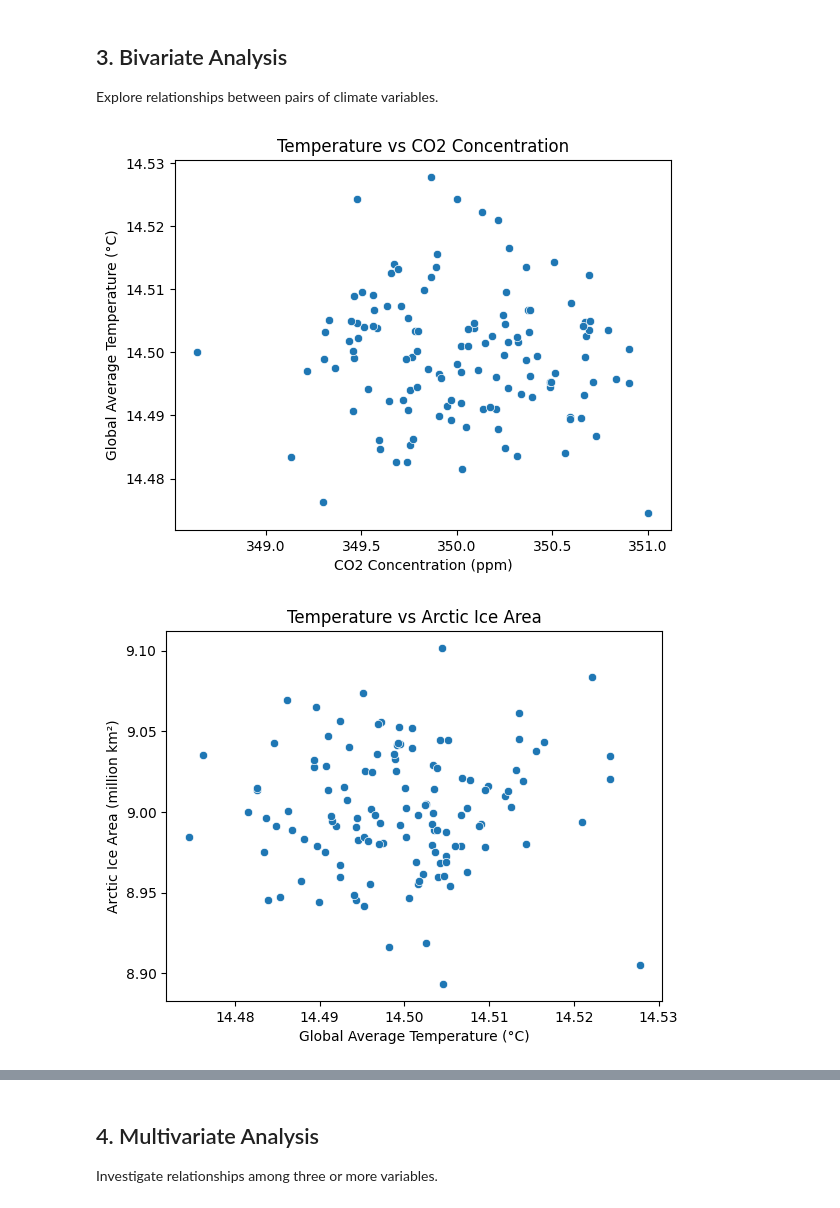
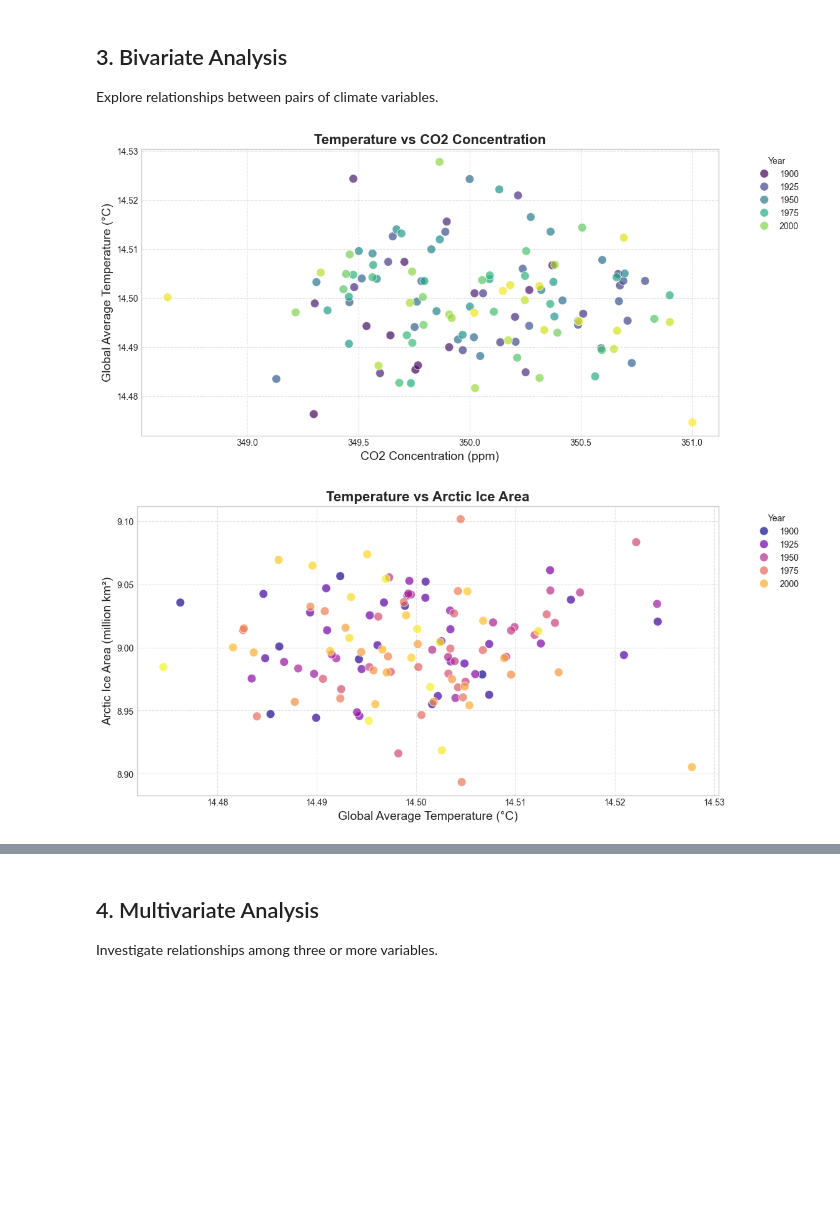
Before and after one commit to Omdena-NIC-Nepal/complete-eda-assignment-group-c-coding-mafia, a Jupyter notebook: climate_eda.ipynb, the cells around one changed output, grey strips where cells are left out. Cells and saved outputs as stored; diff of their text form; code cells hidden in the pictures; blank space fills up the shorter version.

```diff
--- a/climate_eda.ipynb
+++ b/climate_eda.ipynb
@@ -73,23 +77,3 @@ df_aggregated.head()
 ## 2. Univariate Analysis
 
 Analyze each climate variable independently.
-# %%
-# TODO: Perform univariate analysis for each climate variable
-# Include descriptive statistics and appropriate visualizations
-# Your code here
-# Descriptive statistics
-print("Descriptive Statistics:")
-print(df_aggregated.describe())
-
-# Plotting time series for each variable
-variables = ['Global Average Temperature (°C)', 'CO2 Concentration (ppm)',
-             'Sea Level Rise (mm)', 'Arctic Ice Area (million km²)']
-
-for var in variables:
-    plt.figure(figsize=(10, 4))
-    plt.plot(df_aggregated['Year'], df_aggregated[var], marker='o', linestyle='-')
-    plt.title(f'{var} Over Time')
-    plt.xlabel('Year')
-    plt.ylabel(var)
-    plt.grid(True)
-    plt.show()
@@ -125,21 +250,37 @@ Explore relationships between pairs of climate variables.
 # %%
 # TODO: Perform bivariate analysis
 # Include correlation analysis and appropriate visualizations
 # Your code here
-# Scatter plots for key relationships
-sns.scatterplot(data=df_aggregated, x='CO2 Concentration (ppm)', y='Global Average Temperature (°C)')
-plt.title('Temperature vs CO2 Concentration')
-plt.show()
+def bivariate_analysis(df):
+    # Scatter plots for key relationships with enhanced aesthetics
+    plt.figure(figsize=(12, 6))
+    sns.scatterplot(data=df, x='CO2 Concentration (ppm)', y='Global Average Temperature (°C)', hue='Year', palette='viridis', s=100, alpha=0.7)
+    plt.title('Temperature vs CO2 Concentration', fontsize=16, fontweight='bold')
+    plt.xlabel('CO2 Concentration (ppm)', fontsize=14)
+    plt.ylabel('Global Average Temperature (°C)', fontsize=14)
+    plt.legend(title='Year', bbox_to_anchor=(1.05, 1), loc='upper left')
+    plt.grid(True, linestyle='--', alpha=0.6)
+    plt.show()
 
-sns.scatterplot(data=df_aggregated, x='Global Average Temperature (°C)', y='Arctic Ice Area (million km²)')
-plt.title('Temperature vs Arctic Ice Area')
-plt.show()
+    plt.figure(figsize=(12, 6))
+    sns.scatterplot(data=df, x='Global Average Temperature (°C)', y='Arctic Ice Area (million km²)', hue='Year', palette='plasma', s=100, alpha=0.7)
+    plt.title('Temperature vs Arctic Ice Area', fontsize=16, fontweight='bold')
+    plt.xlabel('Global Average Temperature (°C)', fontsize=14)
+    plt.ylabel('Arctic Ice Area (million km²)', fontsize=14)
+    plt.legend(title='Year', bbox_to_anchor=(1.05, 1), loc='upper left')
+    plt.grid(True, linestyle='--', alpha=0.6)
+    plt.show()
 
-# Correlation matrix
-corr_matrix = df_aggregated[variables].corr()
-sns.heatmap(corr_matrix, annot=True, cmap='coolwarm', fmt=".2f")
-plt.title('Correlation Matrix')
-plt.show()
+    # Correlation matrix with enhanced aesthetics
+    variables = ['CO2 Concentration (ppm)', 'Global Average Temperature (°C)', 'Arctic Ice Area (million km²)'] # Specify your variables
+    corr_matrix = df[variables].corr()
+    plt.figure(figsize=(10, 8))
+    sns.heatmap(corr_matrix, annot=True, cmap='coolwarm', fmt=".2f", linewidths=.5, cbar_kws={"shrink": 0.75})
+    plt.title('Correlation Matrix', fontsize=16, fontweight='bold')
+    plt.show()
+
+# Call the function with your dataframe
+bivariate_analysis(df_years)
 # %% [output]
-[figure, old version]
+[figure, new version]
-[figure, old version]
+[figure, new version]
```
Also changed, not shown: parts of 7 cells of this notebook, 4 other files.
